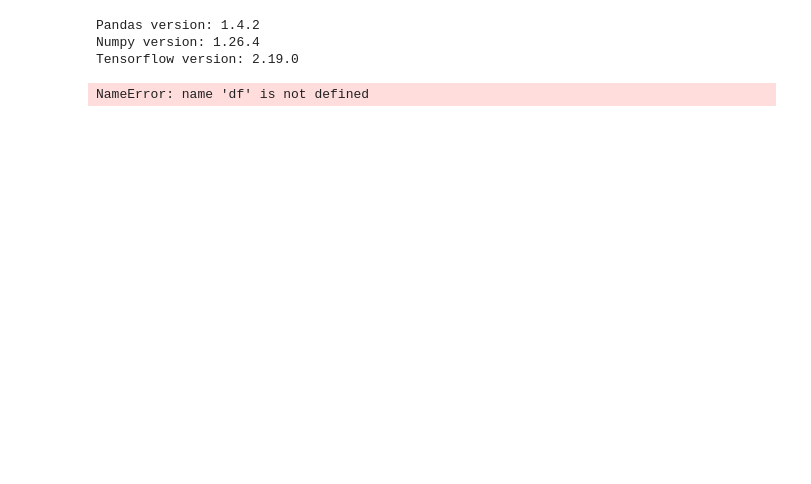
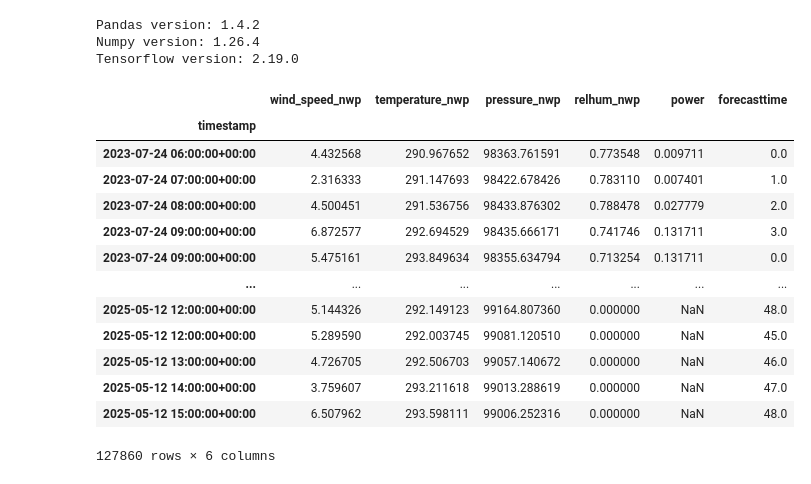
Before and after one commit to vikwal/forecasting_framework, a Jupyter notebook: Forecast.ipynb, the cells around one changed output. Saved outputs shown, nothing was run; the diff lists cells and outputs as text; code cells hidden in the pictures; blank space fills up the shorter version.

```diff
--- a/Forecast.ipynb
+++ b/Forecast.ipynb
@@ -19,7 +29,7 @@ Pandas version: 1.4.2
 Numpy version: 1.26.4
 Tensorflow version: 2.19.0
 # %%
-config = tools.load_config('config.yaml')
+config = tools.load_config('configs/config_wind.yaml')
 tools.initialize_gpu(7)
 # %%
 # paths
@@ -69,3 +87,20 @@ dfs = preprocessing.get_data(dataset_name=data, data_dir='data', freq=freq, rel_
+# %%
+df
+# %% [output]
+|  | wind_speed_nwp | temperature_nwp | pressure_nwp | relhum_nwp | power | forecasttime |
+| timestamp |  |  |  |  |  |  |
+| 2023-07-24 06:00:00+00:00 | 4.432568 | 290.967652 | 98363.761591 | 0.773548 | 0.009711 | 0.0 |
+| 2023-07-24 07:00:00+00:00 | 2.316333 | 291.147693 | 98422.678426 | 0.783110 | 0.007401 | 1.0 |
+| 2023-07-24 08:00:00+00:00 | 4.500451 | 291.536756 | 98433.876302 | 0.788478 | 0.027779 | 2.0 |
+| 2023-07-24 09:00:00+00:00 | 6.872577 | 292.694529 | 98435.666171 | 0.741746 | 0.131711 | 3.0 |
+| 2023-07-24 09:00:00+00:00 | 5.475161 | 293.849634 | 98355.634794 | 0.713254 | 0.131711 | 0.0 |
+| ... | ... | ... | ... | ... | ... | ... |
+| 2025-05-12 12:00:00+00:00 | 5.144326 | 292.149123 | 99164.807360 | 0.000000 | NaN | 48.0 |
+| 2025-05-12 12:00:00+00:00 | 5.289590 | 292.003745 | 99081.120510 | 0.000000 | NaN | 45.0 |
+| 2025-05-12 13:00:00+00:00 | 4.726705 | 292.506703 | 99057.140672 | 0.000000 | NaN | 46.0 |
+| 2025-05-12 14:00:00+00:00 | 3.759607 | 293.211618 | 99013.288619 | 0.000000 | NaN | 47.0 |
+| 2025-05-12 15:00:00+00:00 | 6.507962 | 293.598111 | 99006.252316 | 0.000000 | NaN | 48.0 |
+127860 rows × 6 columns
 # %%
 test_start = None #pd.Timestamp(config['data']['test_start'])
 prepared_data, df = preprocessing.pipeline(data=df,
@@ -73,15 +108,14 @@ prepared_data, df = preprocessing.pipeline(data=df,
                                            known_cols=known,
                                            observed_cols=observed,
                                            static_cols=static,
-                                           test_start=test_start)
+                                           test_start=test_start,
+                                           target_col=target_col)
 X_train, y_train = prepared_data['X_train'], prepared_data['y_train'],
 X_test, y_test = prepared_data['X_test'], prepared_data['y_test']
 index_train = prepared_data['index_train']
 index_test = prepared_data['index_test']
 scaler_y = prepared_data['scalers']['y']
 #print(X_train.shape, y_train.shape, X_test.shape, y_test.shape)
-# %% [output]
-NameError: name 'df' is not defined
 # %%
 df.info()
 # %% [output]
```
Also changed, not shown: parts of 14 cells of this notebook, 13 other files.
